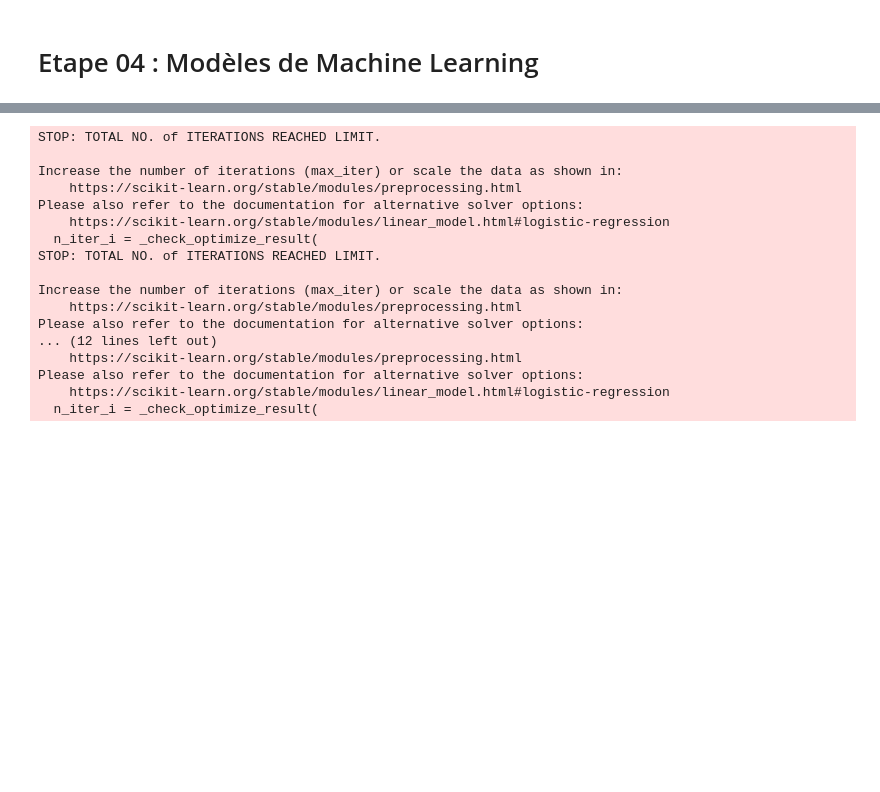
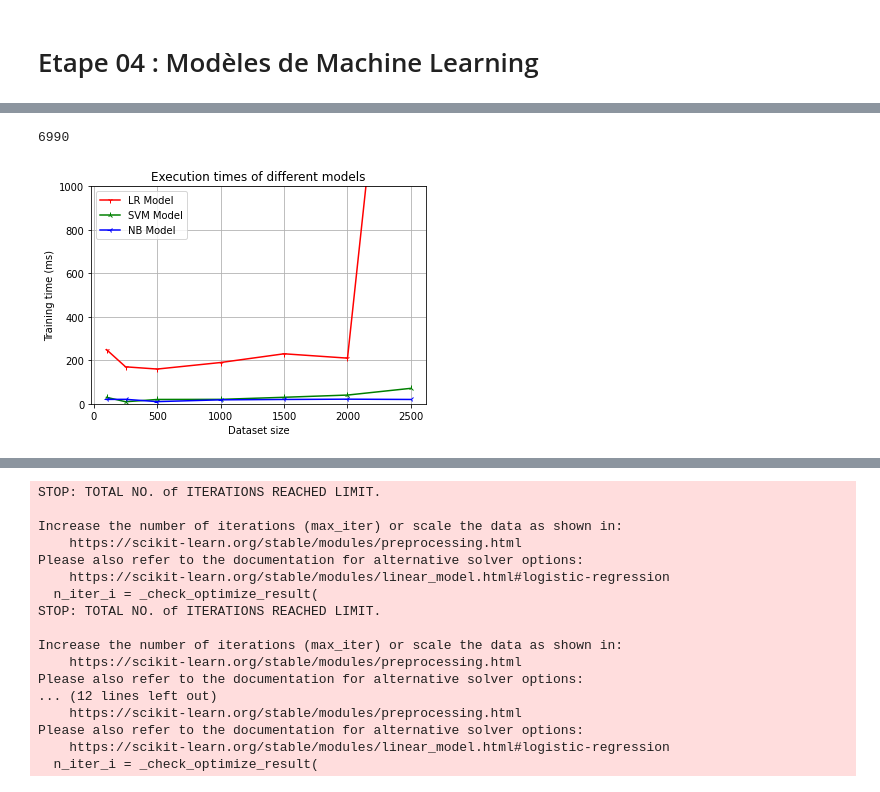
Before and after one commit to samynhl/RITAL-TMES, a Jupyter notebook: Projet TAL/Bow-Presidents.ipynb, the cells around one changed output, grey strips where cells are left out. Saved outputs shown, nothing was run; the diff lists cells and outputs as text; code cells hidden in the pictures; blank space fills up the shorter version.

```diff
--- a/Projet TAL/Bow-Presidents.ipynb
+++ b/Projet TAL/Bow-Presidents.ipynb
@@ -823,3 +830,7 @@ import time
 # %%
-# Pré-processing du texte
-xtrain = text_processor(X_train, language='french', line=None, mark_punc=True, mark_maj=True, no_punc=True, no_num=True, lowercase=True, no_stopwords=True, norm=True, stemming=True)
+## big dataset preprocessing
+X_train_processed = text_processor(X_train, language='french', line=None, mark_punc=False, mark_maj=False, no_punc=True, no_num=True, lowercase=True, no_stopwords=True, norm=True, stemming=True)
+X_embedded = TfidfVectorizer().fit_transform(X_train_processed)
+print(len(X_train_processed))
+# %% [output]
+6990
@@ -825,0 +859,41 @@ xtrain = text_processor(X_train, language='french', line=None, mark_punc=True, m
+# %%
+train_sizes = [100, 250, 500, 1000, 1500, 2000, 2500]
+
+training_times_lr  =  []
+training_times_svm =  []
+training_times_nb  =  []
+
+for size in train_sizes:
+    lr_clf = LogisticRegression(max_iter=1000)
+    nb_clf = MultinomialNB()
+    svm_clf = LinearSVC(max_iter=1000)
+    X_batch,y_batch = batch_set(X_embedded,Y_train,size)
+    ## Logistic Regression
+    start = time.time()
+    lr_clf.fit(X_batch,y_batch)
+    training_times_lr.append((time.time()-start)*10e3)
+    ## Naive Bayes
+    start = time.time()
+    nb_clf.fit(X_batch,y_batch)
+    training_times_nb.append((time.time()-start)*10e3)
+    ## SVM
+    start = time.time()
+    svm_clf.fit(X_batch,y_batch)
+    training_times_svm.append((time.time()-start)*10e3)
+# %%
+import matplotlib.pyplot as plt
+
+plt1, = plt.plot(train_sizes, training_times_lr, label = "LR Model", color="red", marker="1")
+plt2, = plt.plot(train_sizes, training_times_svm, label = "SVM Model", color="green", marker="2")
+plt3, = plt.plot(train_sizes, training_times_nb, label = "NB Model", color="blue", marker="3")
+
+plt.title("Execution times of different models")
+plt.legend(handles=[plt1, plt2, plt3], loc = "upper left")
+plt.ylim(0, 1000)
+plt.ylim(0, 1000)
+plt.grid(True)
+plt.xlabel("Dataset size")
+plt.ylabel("Training time (ms)")
+plt.show()
+# %% [output]
+[figure, added]
```
Also changed, not shown: parts of 6 cells of this notebook.
